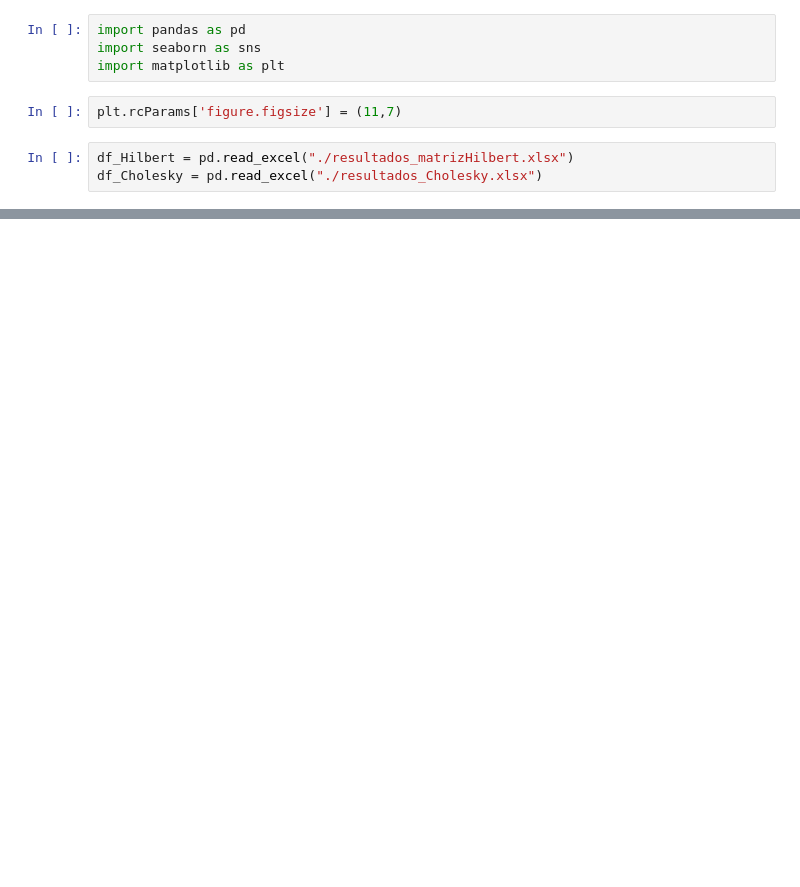
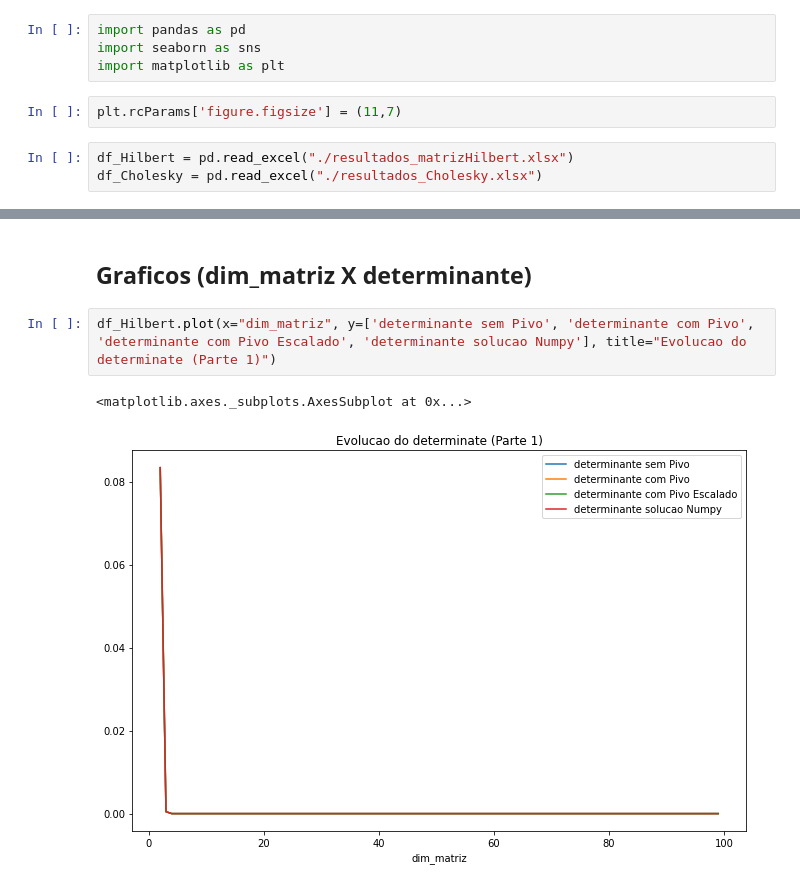
Before and after one commit to Gugres/estudo_de_sitemas_lineares, a Jupyter notebook: T1/geracao_graficos.ipynb, the cells around one changed output, grey strips where cells are left out. Drawn from its saved outputs; the diff is of its cells as text; blank space fills up the shorter version.

```diff
--- a/T1/geracao_graficos.ipynb
+++ b/T1/geracao_graficos.ipynb
@@ -30,0 +46,7 @@ Index(['dim_matriz', 'norma2 sem Pivo', 'determinante sem Pivo',
+# %% [markdown]
+## Graficos (dim_matriz X determinante)
+# %%
+df_Hilbert.plot(x="dim_matriz", y=['determinante sem Pivo', 'determinante com Pivo', 'determinante com Pivo Escalado', 'determinante solucao Numpy'], title="Evolucao do determinate (Parte 1)")
+# %% [output]
+<matplotlib.axes._subplots.AxesSubplot at 0x...>
+[figure, added]
```
Also changed, not shown: parts of 15 cells of this notebook, 10 other files.
